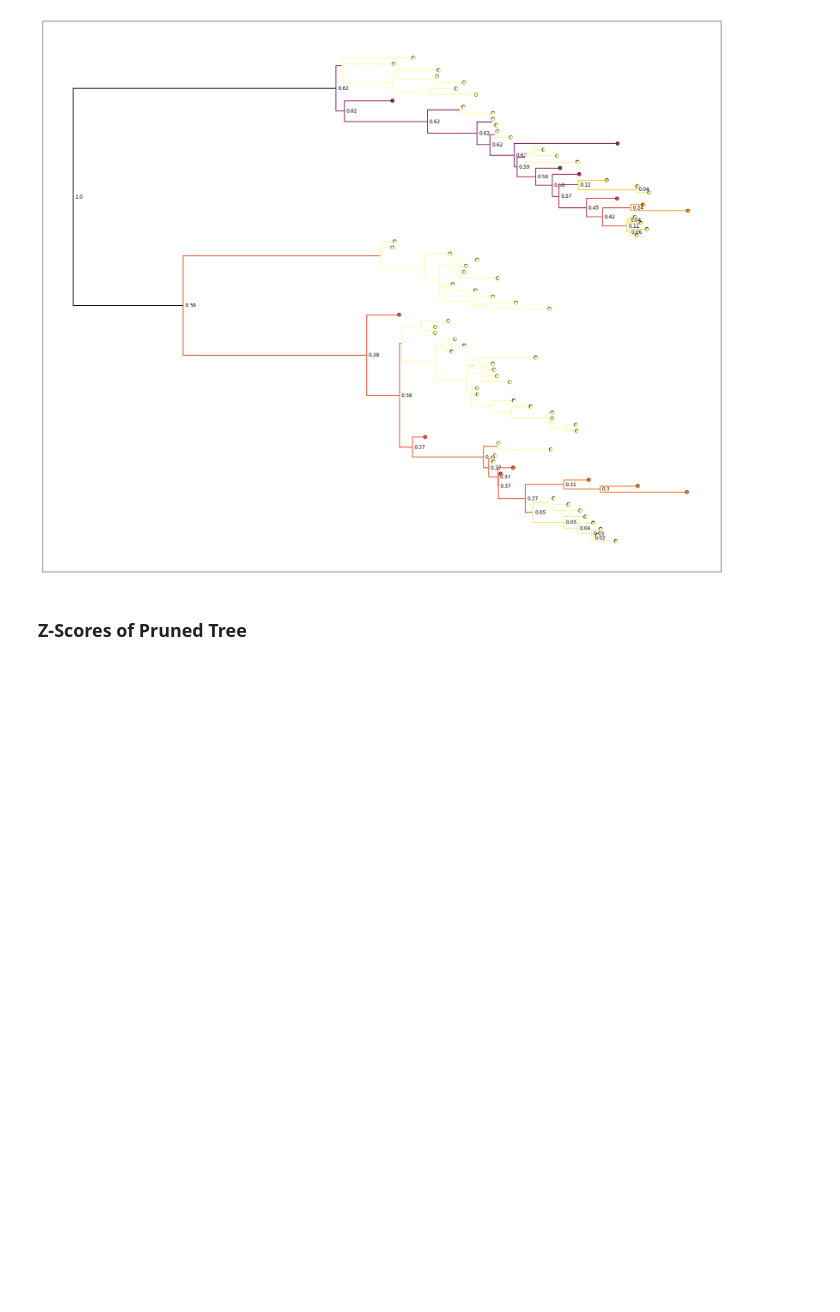
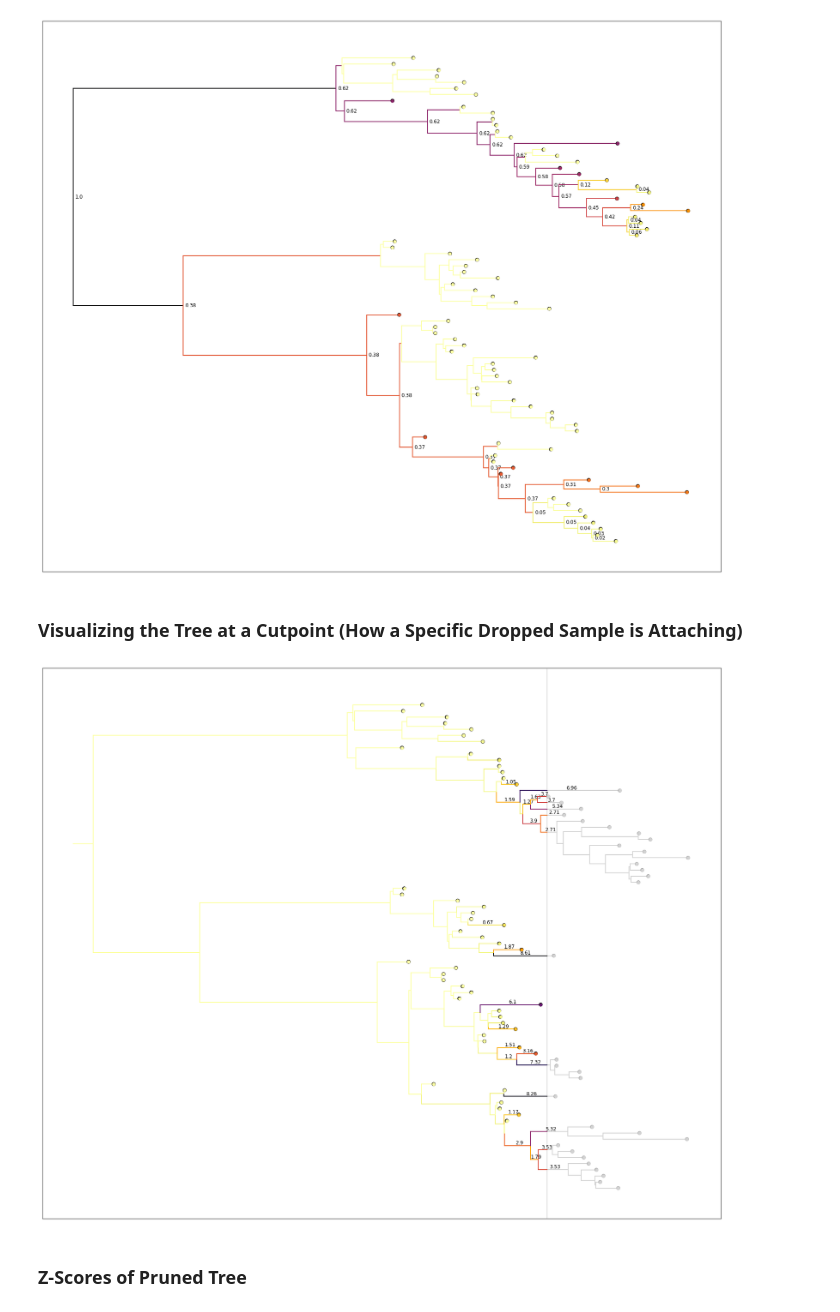
Before and after one commit to blab/unsampled, a Jupyter notebook: python-code/Tree_1.ipynb, the cells around one changed output. Saved outputs shown, nothing was run; the diff lists cells and outputs as text; code cells hidden in the pictures; blank space fills up the shorter version.

```diff
--- a/python-code/Tree_1.ipynb
+++ b/python-code/Tree_1.ipynb
@@ -333,6 +331,66 @@ ax.yaxis.set_visible(False)
 plt.show()
 # %% [output]
 [figure]
+# %% [markdown]
+### Visualizing the Tree at a Cutpoint (How a Specific Dropped Sample is Attaching)
+# %%
+samp_dist = pruned_dict.get('node_root_dist_full_tree').get(pruned_dict.get('dropped_samples')[0])
+partial_pcoal = pcoal_along_edge(tree=pruned_dict.get('pruned_tree'), popsize = 1, cut_dist_from_root = samp_dist)
+# %%
+fig,ax = plt.subplots(figsize=(30,25),facecolor='w')
+
+for k in pruned_dict.get('pruned_tree').nodes(): ## iterate over objects in tree
+    # positioning
+    y=y_pos.get(k)
+
+    if k.parent_node==None:
+        x=0.0
+        xp=x-.1
+        yp = y_pos.get(k)
+    else:
+        yp = y_pos.get(k.parent_node)
+        xp=k.parent_node.distance_from_root()
+        x=k.distance_from_root()
+    txt = ''
+    if partial_pcoal.get(k.edge) != None:
+        c = cmap(1-partial_pcoal.get(k.edge)/.0862)
+        txt = round(partial_pcoal.get(k.edge)*100.0, 2)
+    else:
+        c = cmap(1-partial_pcoal.get(k.parent_node.edge)/.09)
+
+    if x > samp_dist and xp > samp_dist:
+        if k.is_leaf(): # if leaf...
+            ax.scatter(x,y,s=s,facecolor='lightgrey',edgecolor='lightgrey',zorder=11) # plot circle for every tip
+            ax.scatter(x,y,s=s+0.8*s,facecolor='darkgrey',edgecolor='none',zorder=10) # plot black circle underneath
+        ax.plot([xp,xp],[y, yp],lw=branchWidth, color='lightgrey',ls=lty,zorder=9) #vertical bar plotting
+        ax.plot([xp,x], [y,y], lw=branchWidth, color='lightgrey', ls=lty, zorder=9) #branch plotting
+    elif x < samp_dist and xp < samp_dist:
+        if k.is_leaf(): # if leaf...
+            ax.scatter(x,y,s=s,facecolor=c,edgecolor=c,zorder=11) # plot circle for every tip
+            ax.scatter(x,y,s=s+0.8*s,facecolor='k',edgecolor='none',zorder=10) # plot black circle underneath
+        ax.plot([xp,xp],[y, yp],lw=branchWidth, color=c,ls=lty,zorder=9) #vertical bar plotting
+        ax.plot([xp,x], [y,y], lw=branchWidth, color=c, ls=lty, zorder=9) #branch plotting
+    else:
+        if k.is_leaf(): # if leaf...
+            ax.scatter(x,y,s=s,facecolor='lightgrey',edgecolor='lightgrey',zorder=11) # plot circle for every tip
+            ax.scatter(x,y,s=s+0.8*s,facecolor='darkgrey',edgecolor='none',zorder=10) # plot black circle underneath
+        ax.plot([xp,xp],[y, yp],lw=branchWidth, color=c,ls=lty,zorder=9) #vertical bar plotting
+        ax.plot([samp_dist,x], [y,y], lw=branchWidth, color='lightgrey', ls=lty, zorder=9) #branch plotting
+        ax.plot([xp,samp_dist], [y,y], lw=branchWidth, color=c, ls=lty, zorder=9) #branch plotting
+
+    #labeling
+    if txt > .5: #text is already in percentages (this means the new sample has at least a .5% chance of attaching at the specified edge)
+        ax.text(x-.5*(x-xp) + .009, y, txt, va = 'bottom', ha= 'center', size=12, color = 'k')
+
+plt.axvline(samp_dist, c = "lightgrey")
+
+ax.set_ylim(-5, y_ax + 5)
+ax.xaxis.set_visible(False)
+ax.yaxis.set_visible(False)
+
+plt.show()
+# %% [output]
+[figure, added]
 # %% [markdown]
 ### Z-Scores of Pruned Tree
 # %%
```
Also changed, not shown: parts of 6 cells of this notebook, 2 other files.
